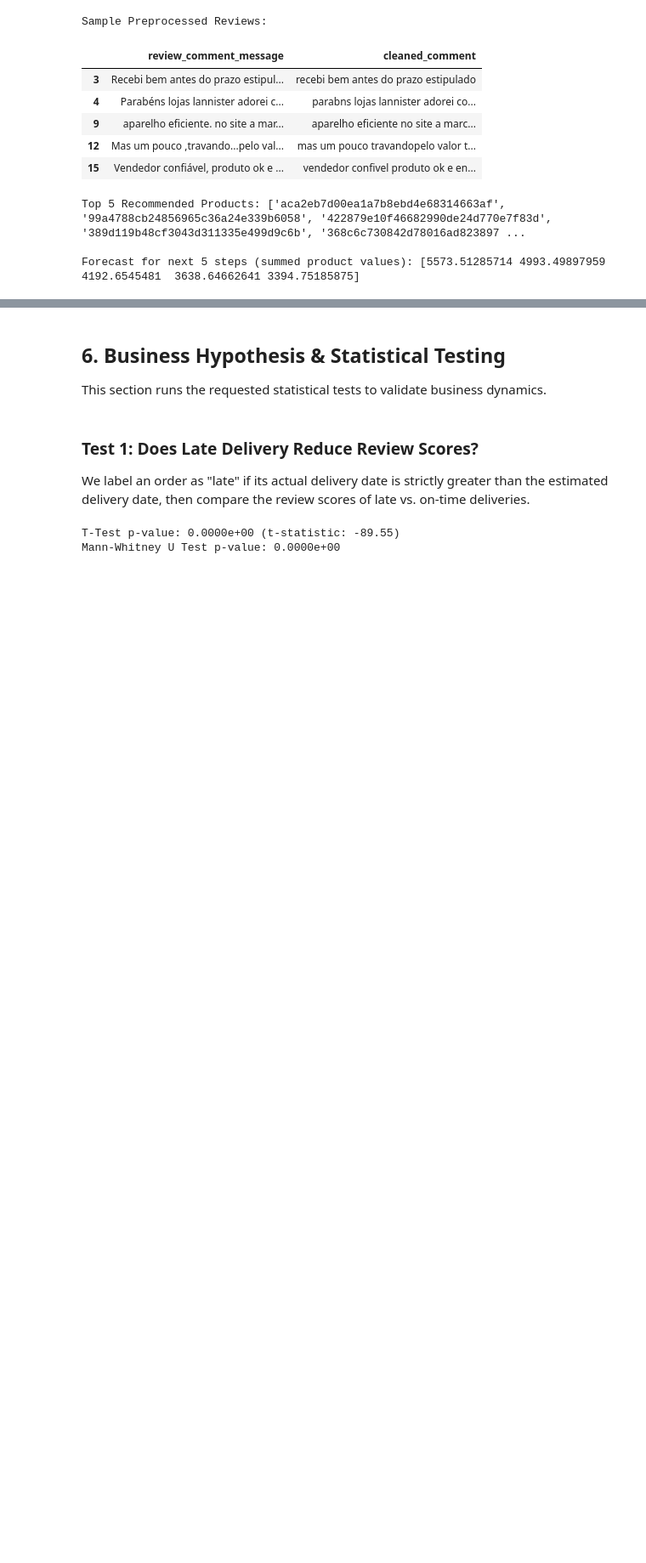
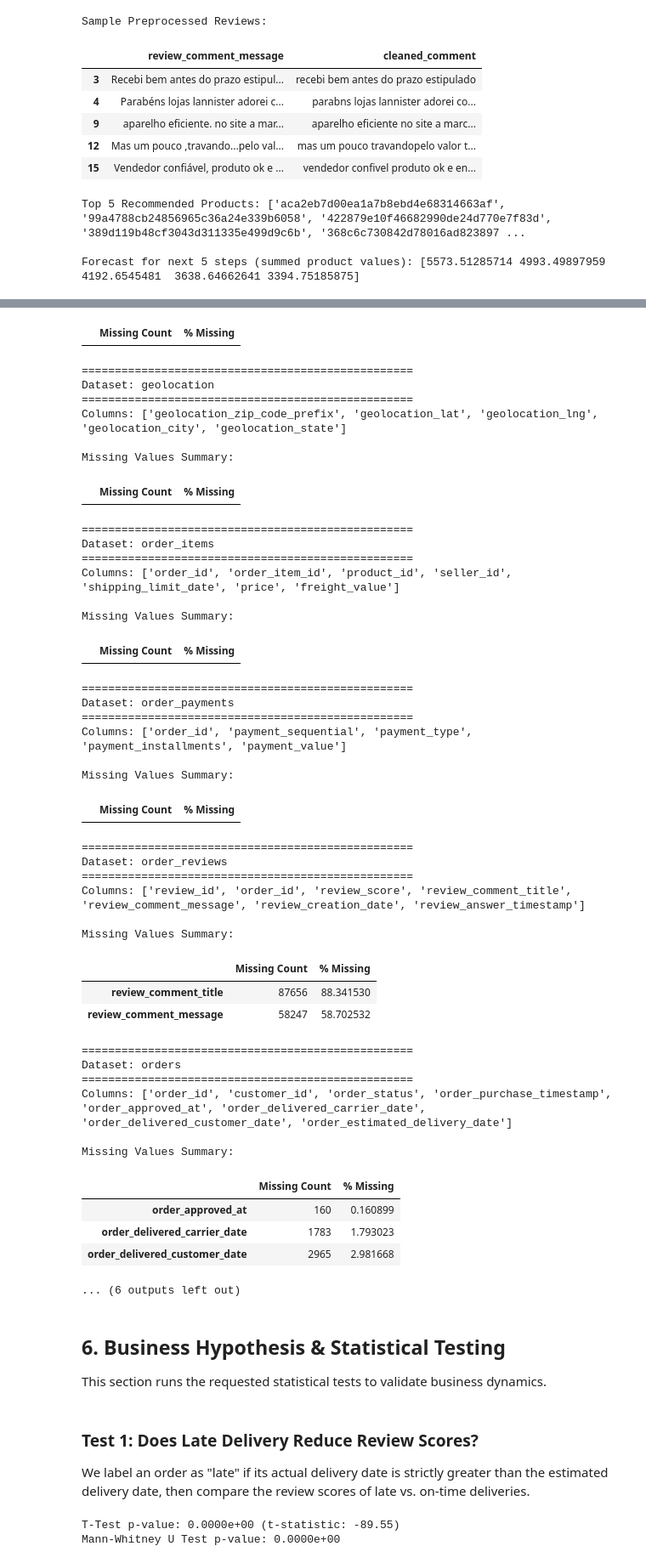
Before and after one commit to chitrasavithri176-cmyk/python-ex, a Jupyter notebook: olist_E_commerce_project_.ipynb, the cells around one changed output, grey strips where cells are left out. Shown at 85% size. Saved outputs shown, nothing was run; the diff lists cells and outputs as text; code cells hidden in the pictures; blank space fills up the shorter version.

```diff
--- a/olist_E_commerce_project_.ipynb
+++ b/olist_E_commerce_project_.ipynb
@@ -245,3 +245,39 @@ Sample Preprocessed Reviews:
 Top 5 Recommended Products: ['aca2eb7d00ea1a7b8ebd4e68314663af', '99a4788cb24856965c36a24e339b6058', '422879e10f46682990de24d770e7f83d', '389d119b48cf3043d311335e499d9c6b', '368c6c730842d78016ad823897 ...
 
 Forecast for next 5 steps (summed product values): [5573.51285714 4993.49897959 4192.6545481  3638.64662641 3394.75185875]
+# %%
+import pandas as pd
+import os
+
+# Configure paths directly for safety and resilience
+csv_paths = {
+    'customers': '/content/olist_customers_dataset.csv',
+    'geolocation': '/content/olist_geolocation_dataset.csv',
+    'order_items': '/content/olist_order_items_dataset.csv',
+    'order_payments': '/content/olist_order_payments_dataset.csv',
+    'order_reviews': '/content/olist_order_reviews_dataset.csv',
+    'orders': '/content/olist_orders_dataset.csv',
+    'products': '/content/olist_products_dataset.csv',
+    'sellers': '/content/olist_sellers_dataset.csv',
+    'category_translation': '/content/product_category_name_translation.csv'
+}
+
+# Print columns and missing values for each dataset
+for name, path in csv_paths.items():
+    if os.path.exists(path):
+        try:
+            df = pd.read_csv(path)
+            print('='*50)
+            print(f"Dataset: {name}")
+            print('='*50)
+            print("Columns:", list(df.columns))
+            print("\nMissing Values Summary:")
+            missing_info = df.isnull().sum().to_frame(name='Missing Count')
+            missing_info['% Missing'] = (missing_info['Missing Count'] / len(df)) * 100
+            display(missing_info[missing_info['Missing Count'] > 0])
+            print('\n')
+        except Exception as e:
+            print(f"Could not load {name} from {path}: {e}")
+    else:
+        print(f"File not found for dataset: {name} at {path}")
+# %% [output]
@@ -248,3 +290,45 @@ Forecast for next 5 steps (summed product values): [5573.51285714 4993.49897959
+|  | Missing Count | % Missing |
+==================================================
+Dataset: geolocation
+==================================================
+Columns: ['geolocation_zip_code_prefix', 'geolocation_lat', 'geolocation_lng', 'geolocation_city', 'geolocation_state']
+
+Missing Values Summary:
+|  | Missing Count | % Missing |
+==================================================
+Dataset: order_items
+==================================================
+Columns: ['order_id', 'order_item_id', 'product_id', 'seller_id', 'shipping_limit_date', 'price', 'freight_value']
+
+Missing Values Summary:
+|  | Missing Count | % Missing |
+==================================================
+Dataset: order_payments
+==================================================
+Columns: ['order_id', 'payment_sequential', 'payment_type', 'payment_installments', 'payment_value']
+
+Missing Values Summary:
+|  | Missing Count | % Missing |
+==================================================
+Dataset: order_reviews
+==================================================
+Columns: ['review_id', 'order_id', 'review_score', 'review_comment_title', 'review_comment_message', 'review_creation_date', 'review_answer_timestamp']
+
+Missing Values Summary:
+|  | Missing Count | % Missing |
+| review_comment_title | 87656 | 88.341530 |
+| review_comment_message | 58247 | 58.702532 |
+==================================================
+Dataset: orders
+==================================================
+Columns: ['order_id', 'customer_id', 'order_status', 'order_purchase_timestamp', 'order_approved_at', 'order_delivered_carrier_date', 'order_delivered_customer_date', 'order_estimated_delivery_date']
+
+Missing Values Summary:
+|  | Missing Count | % Missing |
+| order_approved_at | 160 | 0.160899 |
+| order_delivered_carrier_date | 1783 | 1.793023 |
+| order_delivered_customer_date | 2965 | 2.981668 |
+... (6 outputs left out)
 # %% [markdown]
 ## 6. Business Hypothesis & Statistical Testing
 This section runs the requested statistical tests to validate business dynamics.
```
Also changed, not shown: parts of 6 cells of this notebook.
